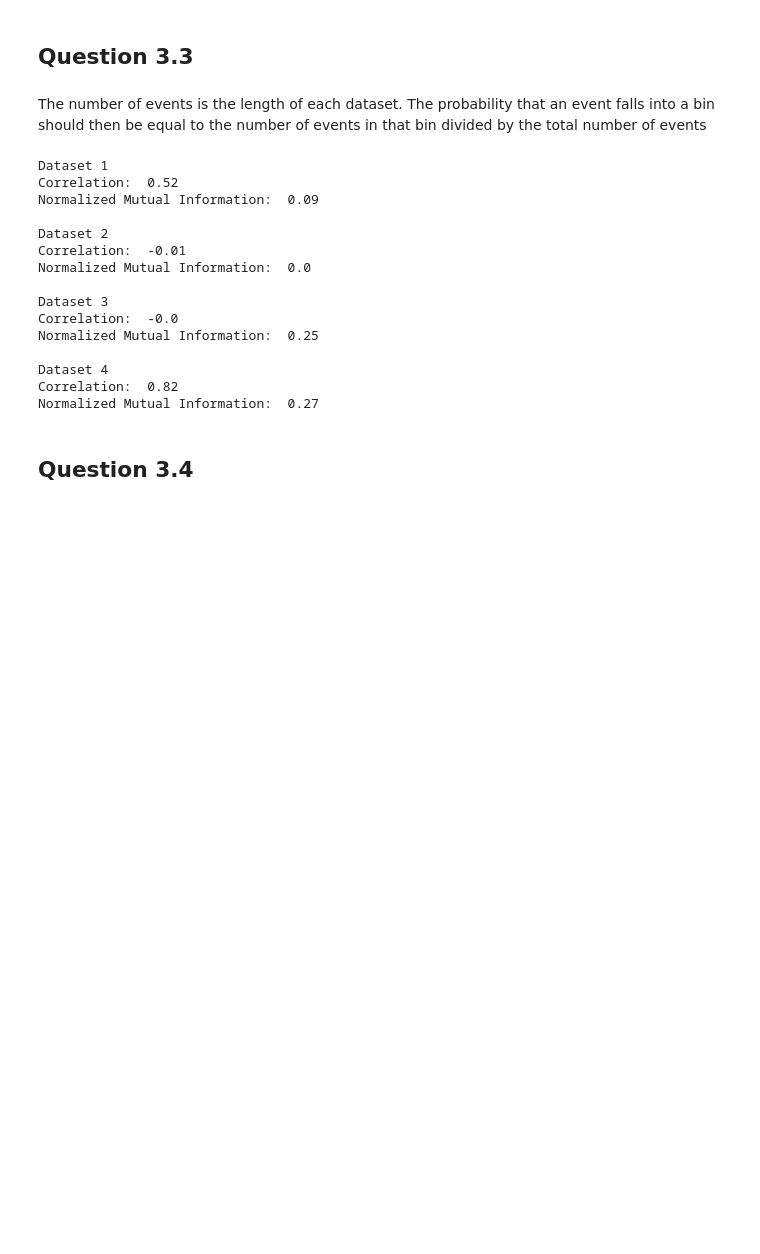
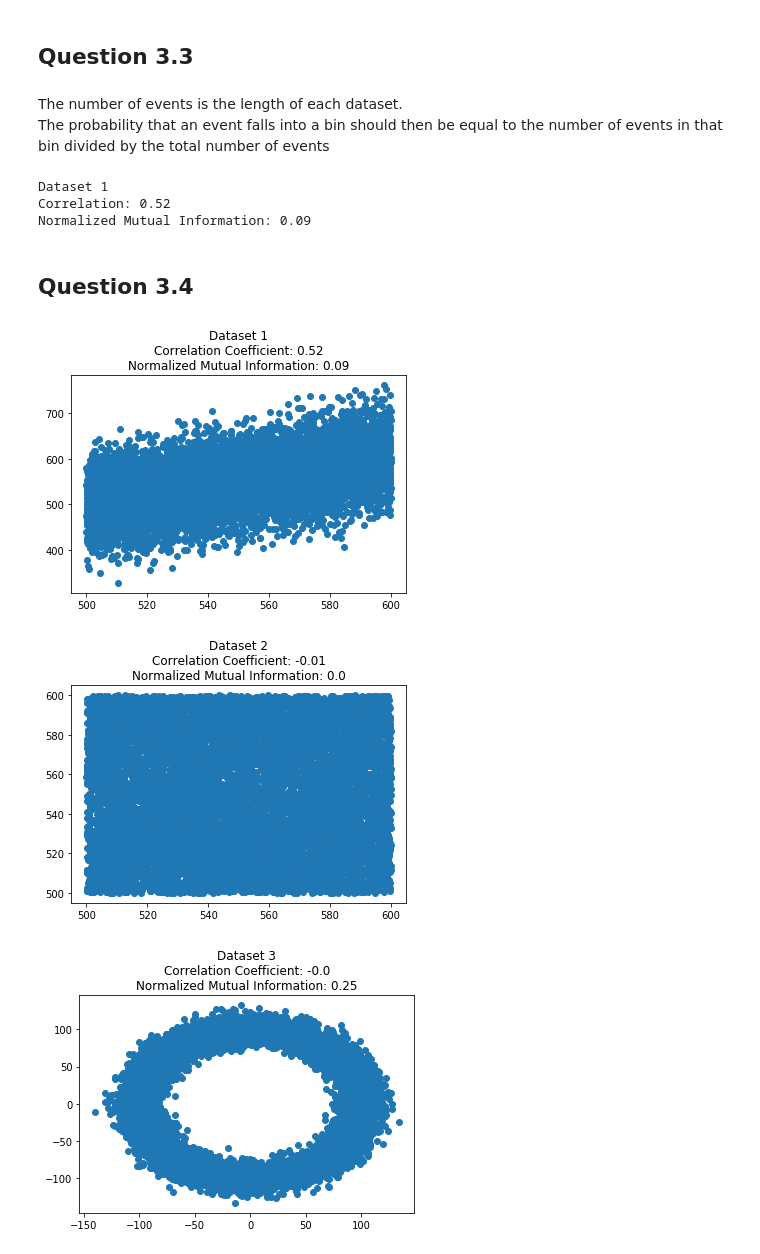
Before and after one commit to Osmago/PSB_Assignment1, a Jupyter notebook: Assignment 1.ipynb, the cells around one changed output. Saved outputs shown, nothing was run; the diff lists cells and outputs as text; code cells hidden in the pictures; blank space fills up the shorter version.

```diff
--- a/Assignment 1.ipynb
+++ b/Assignment 1.ipynb
@@ -158,7 +160,9 @@ Dataset 4
 # %% [markdown]
 ## Question 3.3
 # %% [markdown]
-The number of events is the length of each dataset. The probability that an event falls into a bin should then be equal to the number of events in that bin divided by the total number of events
+The number of events is the length of each dataset.
+<br>
+The probability that an event falls into a bin should then be equal to the number of events in that bin divided by the total number of events
 # %%
 #this function returns the mutual information between x and y, normalized by the entropy of y
 def normalized_mutual_information(x, y):
@@ -180,29 +184,29 @@ def normalized_mutual_information(x, y):
 
     return nmi
 # %%
-for set in range(0, len(d2), 2):
-    #approximating final results to 2 decimal points
-    cor = round(correlation(d2[set], d2[set+1]), 2)
-    nmi = round(normalized_mutual_information(d2[set], d2[set+1]), 2)
-    print("Dataset", int(1+set/2))
-    print("Correlation: ", cor)
-    print("Normalized Mutual Information: ", nmi)
-    print()
+#approximating final results to 2 decimal points
+cor = round(correlation(d2[0], d2[1]), 2)
+nmi = round(normalized_mutual_information(d2[0], d2[1]), 2)
+print("Dataset 1")
+print("Correlation:", cor)
+print("Normalized Mutual Information:", nmi)
 # %% [output]
 Dataset 1
-Correlation:  0.52
-Normalized Mutual Information:  0.09
-
-Dataset 2
-Correlation:  -0.01
-Normalized Mutual Information:  0.0
-
-Dataset 3
-Correlation:  -0.0
-Normalized Mutual Information:  0.25
-
-Dataset 4
-Correlation:  0.82
-Normalized Mutual Information:  0.27
+Correlation: 0.52
+Normalized Mutual Information: 0.09
 # %% [markdown]
 ## Question 3.4
+# %%
+for set in range(0, len(d2), 2):
+    #approximating final results to 2 decimal points
+    cor = round(correlation(d2[set], d2[set+1]), 2)
+    nmi = round(normalized_mutual_information(d2[set], d2[set+1]), 2)
+    plt.figure()
+    plt.scatter(d2[set], d2[set+1])
+    plt.title("Dataset {}\nCorrelation Coefficient: {}\nNormalized Mutual Information: {}"
+             .format(int(1+set/2), cor, nmi))
+    plt.show()
+# %% [output]
+[figure, added]
+[figure, added]
+[figure, added]
```
Also changed, not shown: parts of 3 cells of this notebook.
